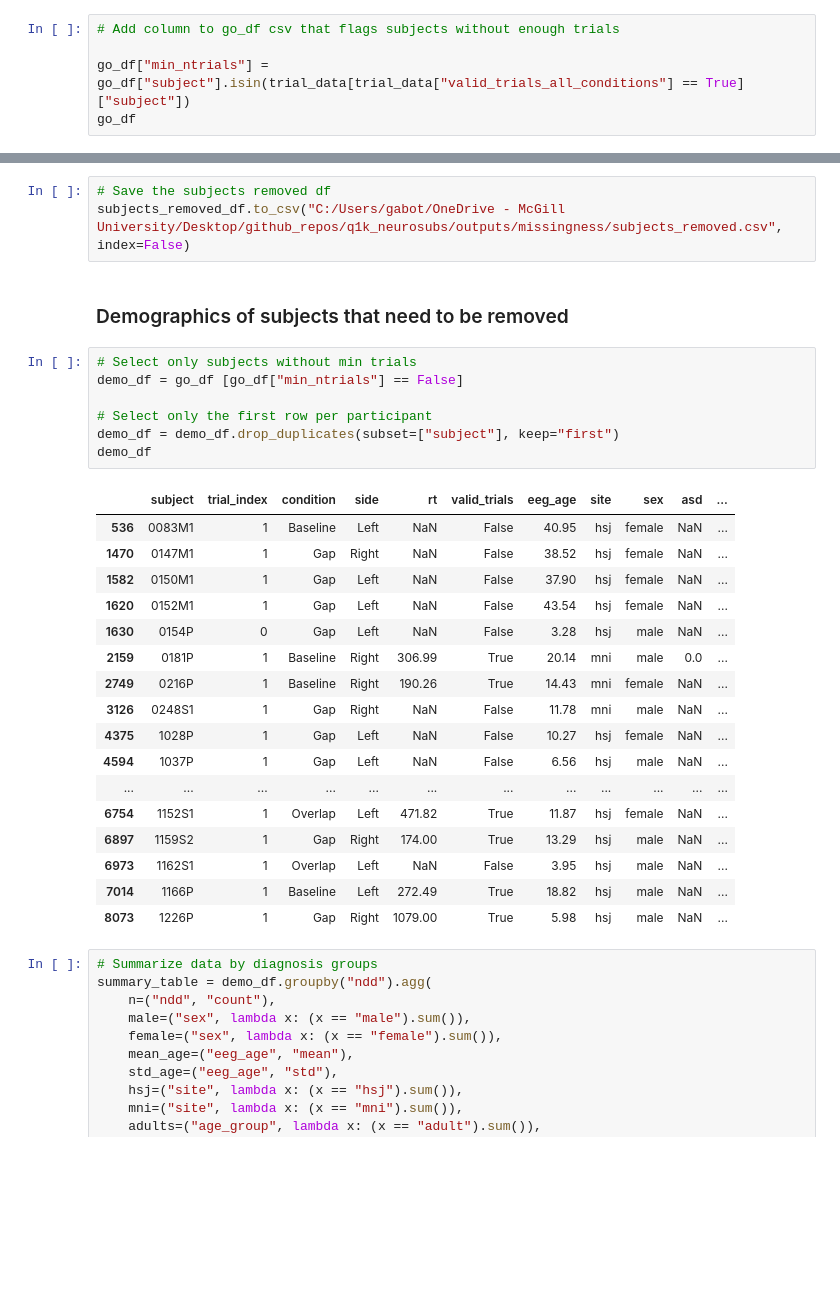
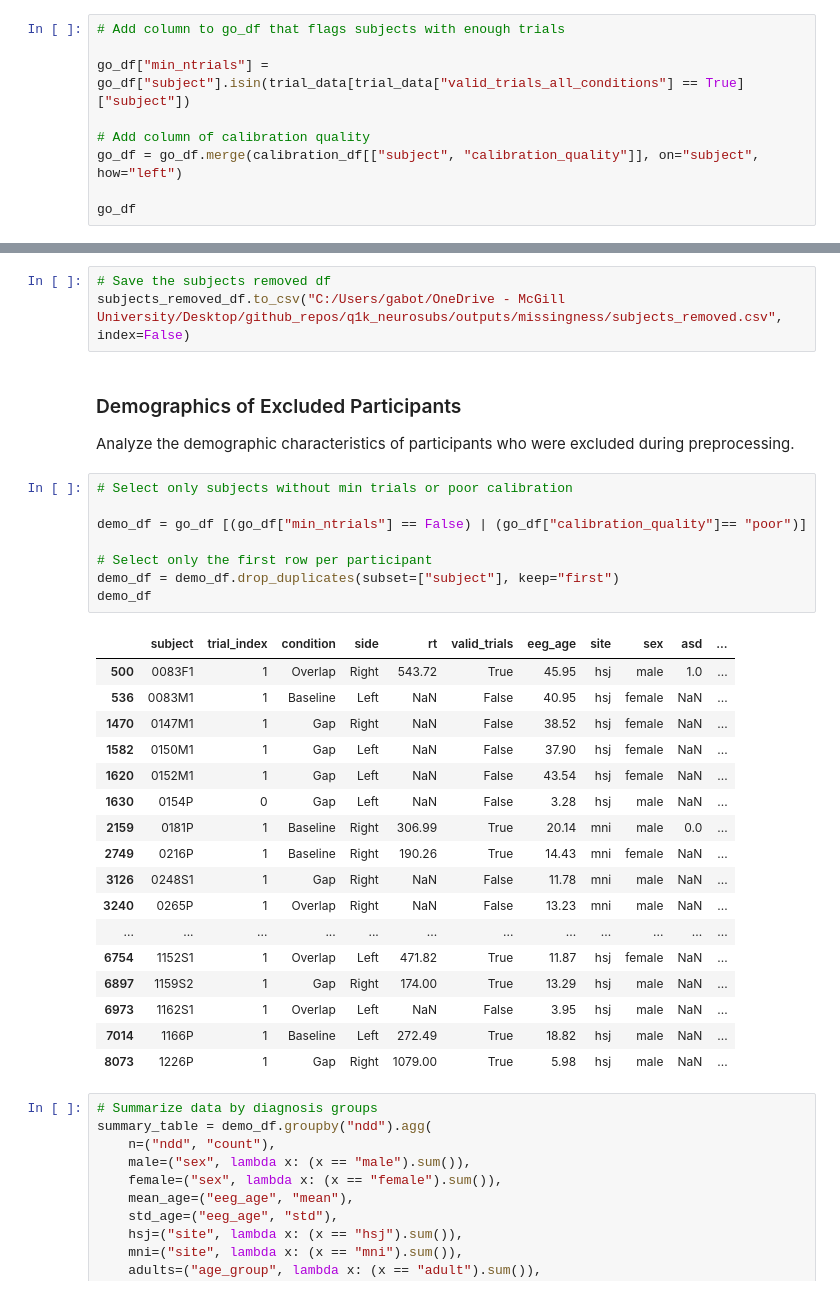
Before and after one commit to gabrielblancogomez/q1k_neurosubs, a Jupyter notebook: code/et/2_gap_et_preprocessing.ipynb, the cells around one changed output, grey strips where cells are left out. Saved outputs shown, nothing was run; the diff lists cells and outputs as text; blank space fills up the shorter version.

```diff
--- a/code/et/2_gap_et_preprocessing.ipynb
+++ b/code/et/2_gap_et_preprocessing.ipynb
@@ -320,7 +735,11 @@ subjects_removed_df
 # %%
-# Add column to go_df csv that flags subjects without enough trials
+# Add column to go_df that flags subjects with enough trials
 
 go_df["min_ntrials"] = go_df["subject"].isin(trial_data[trial_data["valid_trials_all_conditions"] == True]["subject"])
+
+# Add column of calibration quality
+go_df = go_df.merge(calibration_df[["subject", "calibration_quality"]], on="subject", how="left")
+
 go_df
 # %% [output]
 |  | subject | trial_index | condition | side | rt | valid_trials | eeg_age | site | sex | asd | ... |
@@ -343,16 +762,20 @@ go_df.to_csv("C:/Users/gabot/OneDrive - McGill University/Desktop/github_repos/q
 # Save the subjects removed df
 subjects_removed_df.to_csv("C:/Users/gabot/OneDrive - McGill University/Desktop/github_repos/q1k_neurosubs/outputs/missingness/subjects_removed.csv", index=False)
 # %% [markdown]
-### Demographics of subjects that need to be removed
+### Demographics of Excluded Participants
+
+Analyze the demographic characteristics of participants who were excluded during preprocessing.
 # %%
-# Select only subjects without min trials
-demo_df = go_df [go_df["min_ntrials"] == False]
+# Select only subjects without min trials or poor calibration
+
+demo_df = go_df [(go_df["min_ntrials"] == False) | (go_df["calibration_quality"]== "poor")]
 
 # Select only the first row per participant
 demo_df = demo_df.drop_duplicates(subset=["subject"], keep="first")
 demo_df
 # %% [output]
 |  | subject | trial_index | condition | side | rt | valid_trials | eeg_age | site | sex | asd | ... |
+| 500 | 0083F1 | 1 | Overlap | Right | 543.72 | True | 45.95 | hsj | male | 1.0 | ... |
 | 536 | 0083M1 | 1 | Baseline | Left | NaN | False | 40.95 | hsj | female | NaN | ... |
 | 1470 | 0147M1 | 1 | Gap | Right | NaN | False | 38.52 | hsj | female | NaN | ... |
 | 1582 | 0150M1 | 1 | Gap | Left | NaN | False | 37.90 | hsj | female | NaN | ... |
@@ -361,8 +784,7 @@ demo_df
 | 2159 | 0181P | 1 | Baseline | Right | 306.99 | True | 20.14 | mni | male | 0.0 | ... |
 | 2749 | 0216P | 1 | Baseline | Right | 190.26 | True | 14.43 | mni | female | NaN | ... |
 | 3126 | 0248S1 | 1 | Gap | Right | NaN | False | 11.78 | mni | male | NaN | ... |
-| 4375 | 1028P | 1 | Gap | Left | NaN | False | 10.27 | hsj | female | NaN | ... |
-| 4594 | 1037P | 1 | Gap | Left | NaN | False | 6.56 | hsj | male | NaN | ... |
+| 3240 | 0265P | 1 | Overlap | Right | NaN | False | 13.23 | mni | male | NaN | ... |
 | ... | ... | ... | ... | ... | ... | ... | ... | ... | ... | ... | ... |
 | 6754 | 1152S1 | 1 | Overlap | Left | 471.82 | True | 11.87 | hsj | female | NaN | ... |
 | 6897 | 1159S2 | 1 | Gap | Right | 174.00 | True | 13.29 | hsj | male | NaN | ... |
```
Also changed, not shown: parts of 31 cells of this notebook, 2 other files.
